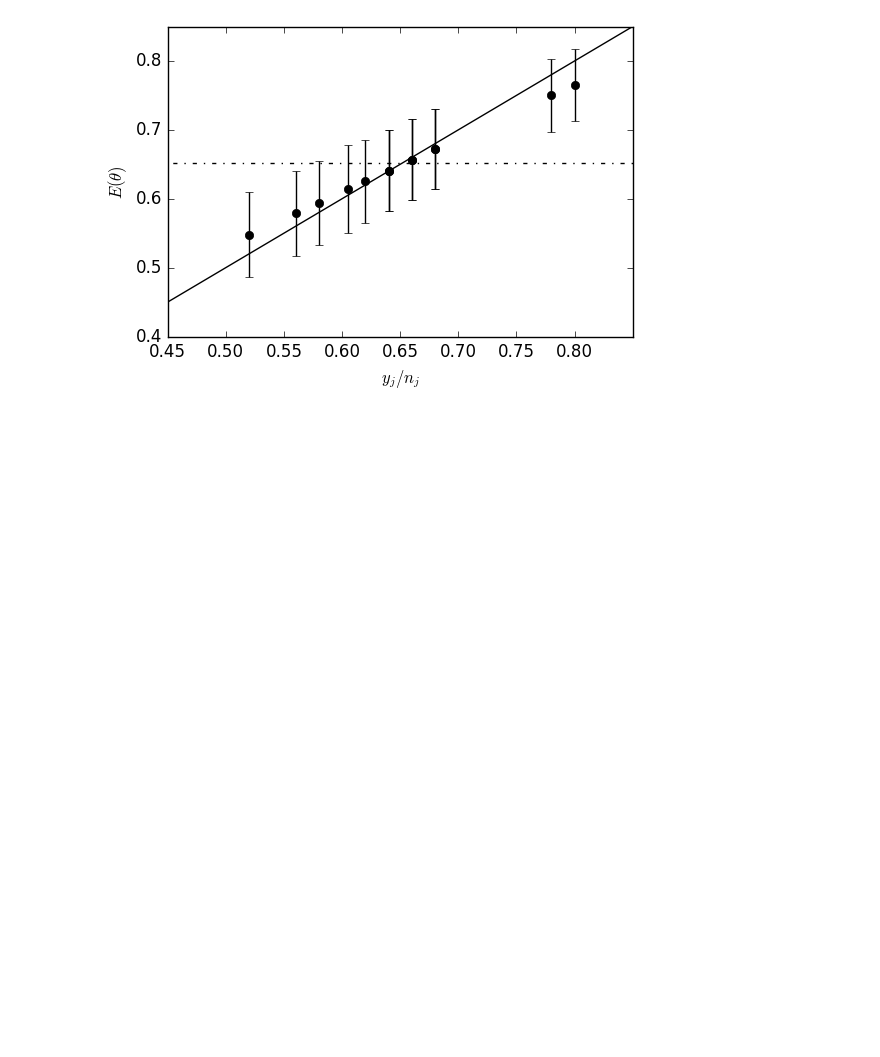
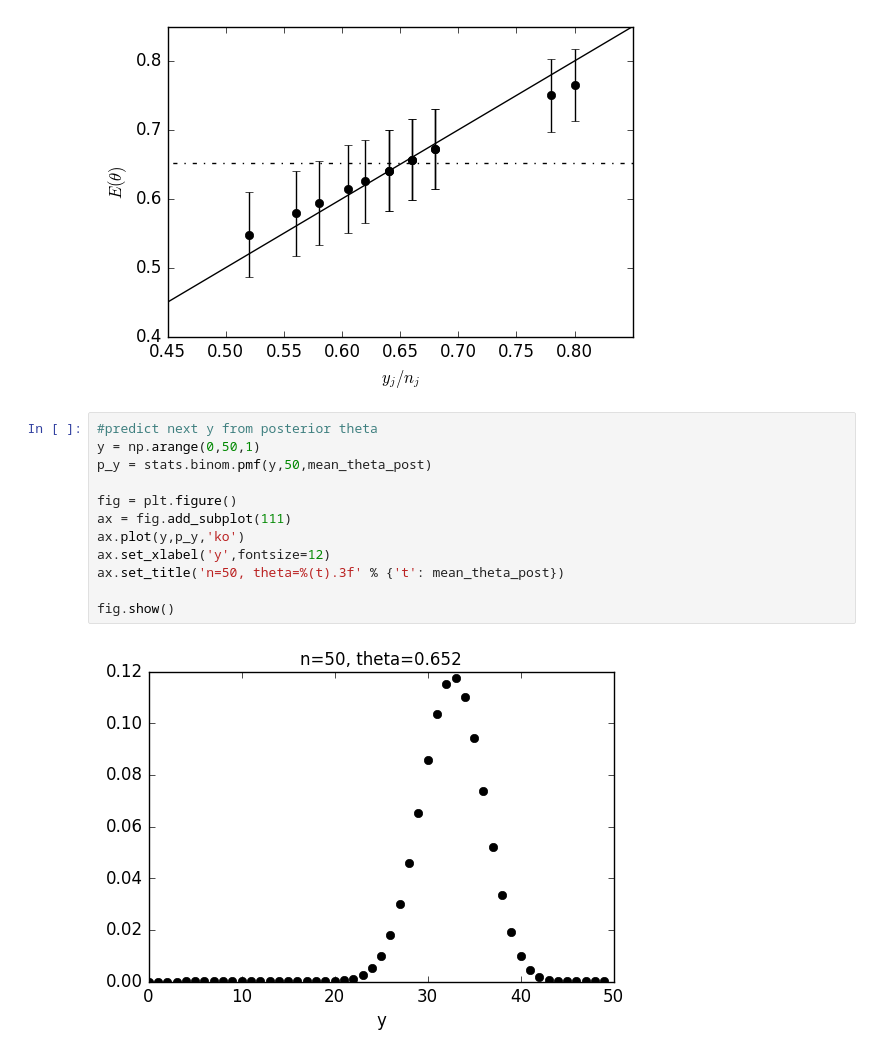
Before and after one commit to liuchaonaoc/Astrostatistics_old2, a Jupyter notebook: HierarchicalModel.ipynb, the cells around one changed output. Drawn from its saved outputs; the diff is of its cells as text; blank space fills up the shorter version.

Commit message:
add prediction code

```diff
--- a/HierarchicalModel.ipynb
+++ b/HierarchicalModel.ipynb
@@ -289,3 +289,17 @@ ax.set_xlim([0.45,0.85])
 fig.show()
 # %% [output]
 [figure]
+# %%
+#predict next y from posterior theta
+y = np.arange(0,50,1)
+p_y = stats.binom.pmf(y,50,mean_theta_post)
+
+fig = plt.figure()
+ax = fig.add_subplot(111)
+ax.plot(y,p_y,'ko')
+ax.set_xlabel('y',fontsize=12)
+ax.set_title('n=50, theta=%(t).3f' % {'t': mean_theta_post})
+
+fig.show()
+# %% [output]
+[figure, added]
```
Also changed, not shown: 1 other file.
